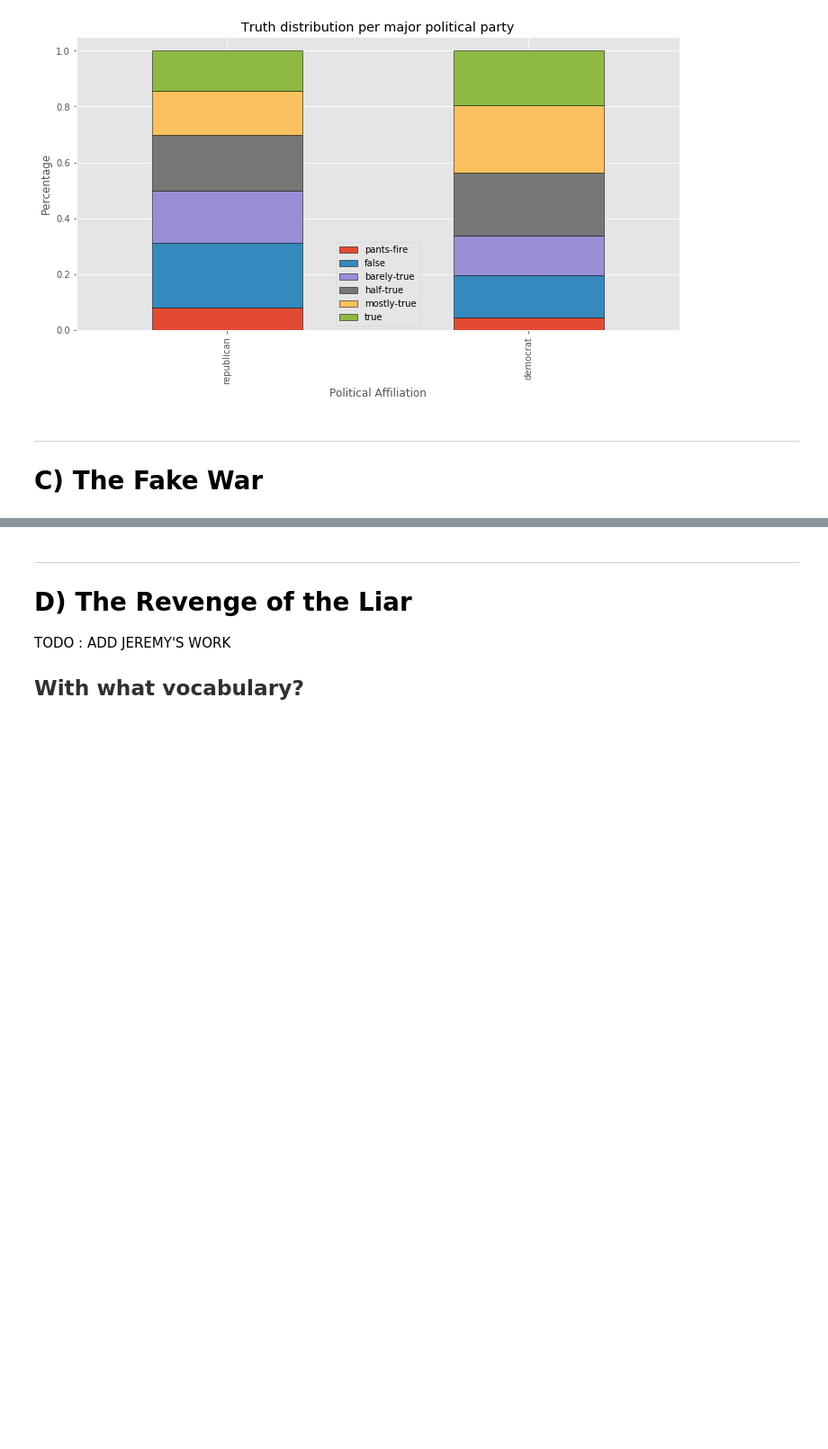
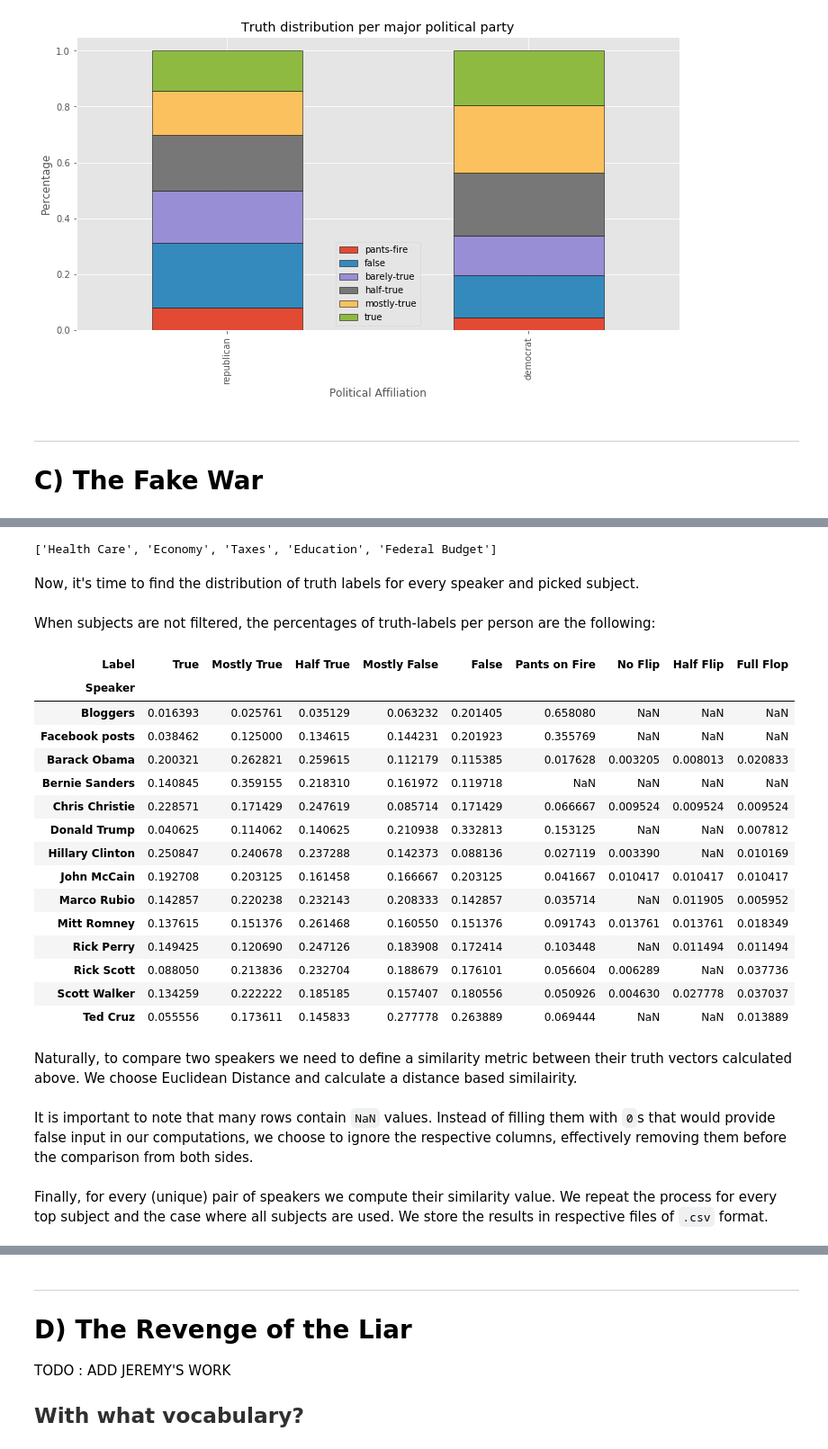
Before and after one commit to nicolasFontbonne/ADA-FakeNews, a Jupyter notebook: main_analysis.ipynb, the cells around one changed output, grey strips where cells are left out. Shown at 90% size. Drawn from its saved outputs; the diff is of its cells as text; code cells hidden in the pictures; blank space fills up the shorter version.

```diff
--- a/main_analysis.ipynb
+++ b/main_analysis.ipynb
@@ -167,7 +169,7 @@ liar_df[["ID","Subject"]].head(1)
 # %% [markdown]
 In order to compute statistics for individual subjects, we design a generic way to split these lists among multiple rows.
 # %%
-def split_col_lists(df,column):
+def split_col_lists(df,column,delim=","):
     '''
     Split a column containing list of elements, into multiple rows
     Input:
@@ -177,10 +179,9 @@ def split_col_lists(df,column):
         Lists of elements for the specified column are split into multiple ones,
         keeping the rest of the row identical.
     '''
-    split_df = df[column].str.split(",").apply(pd.Series,1).stack()
+    split_df = df[column].str.split(delim).apply(pd.Series,1).stack()
     split_df.index = split_df.index.droplevel(-1)
-    del df[column]
-    return df.join(split_df.to_frame()).rename(columns = {0:column})
+    return df.drop([column],axis=1).join(split_df.to_frame()).rename(columns = {0:column})
 # %%
 split_liar_df = split_col_lists(liar_df,'Subject')
 split_liar_df[["ID","Subject"]].head()
@@ -711,0 +739,59 @@ TODO : ADD KONSTANTINOS'S WORK
+# %%
+split_df = split_col_lists(politifact_df,'Subject',";")
+top_subjects = split_df['Subject'].value_counts().index.values[:5]
+# %%
+top_subjects.tolist()
+# %% [output]
+['Health Care', 'Economy', 'Taxes', 'Education', 'Federal Budget']
+# %% [markdown]
+Now, it's time to find the distribution of truth labels for every speaker and picked subject.
+# %%
+lies_per_subject = {}
+for subject in list(top_subjects) + ['all']:
+    # Find top-15 speakers on the subject
+    top_speakers = get_top_speakers(subject,15)
+    # Only statements from these top speakers
+    restricted_df = politifact_df[politifact_df['Speaker'].isin(top_speakers)]
+    if subject != 'all':
+        # Only statements on the particular subject
+        restricted_df = restricted_df[restricted_df['Subject'].str.contains(subject)]
+    lie_distrib   = restricted_df.groupby(['Speaker','Label']).size().unstack()
+    # Normalize the statistics of each speaker
+    norm_lie_distrib = lie_distrib.div(lie_distrib.sum(axis=1),axis=0)
+    lies_per_subject[subject] = norm_lie_distrib
+# %% [markdown]
+When subjects are not filtered, the percentages of truth-labels per person are the following:
+# %%
+cols = ['True',
+        'Mostly True',
+        'Half True',
+        'Mostly False',
+        'False',
+        'Pants on Fire',
+        'No Flip',
+        'Half Flip',
+        'Full Flop'
+ ]
+# %%
+lies_per_subject['all'][cols]
+# %% [output]
+| Label | True | Mostly True | Half True | Mostly False | False | Pants on Fire | No Flip | Half Flip | Full Flop |
+| Speaker |  |  |  |  |  |  |  |  |  |
+| Bloggers | 0.016393 | 0.025761 | 0.035129 | 0.063232 | 0.201405 | 0.658080 | NaN | NaN | NaN |
+| Facebook posts | 0.038462 | 0.125000 | 0.134615 | 0.144231 | 0.201923 | 0.355769 | NaN | NaN | NaN |
+| Barack Obama | 0.200321 | 0.262821 | 0.259615 | 0.112179 | 0.115385 | 0.017628 | 0.003205 | 0.008013 | 0.020833 |
+| Bernie Sanders | 0.140845 | 0.359155 | 0.218310 | 0.161972 | 0.119718 | NaN | NaN | NaN | NaN |
+| Chris Christie | 0.228571 | 0.171429 | 0.247619 | 0.085714 | 0.171429 | 0.066667 | 0.009524 | 0.009524 | 0.009524 |
+| Donald Trump | 0.040625 | 0.114062 | 0.140625 | 0.210938 | 0.332813 | 0.153125 | NaN | NaN | 0.007812 |
+| Hillary Clinton | 0.250847 | 0.240678 | 0.237288 | 0.142373 | 0.088136 | 0.027119 | 0.003390 | NaN | 0.010169 |
+| John McCain | 0.192708 | 0.203125 | 0.161458 | 0.166667 | 0.203125 | 0.041667 | 0.010417 | 0.010417 | 0.010417 |
+| Marco Rubio | 0.142857 | 0.220238 | 0.232143 | 0.208333 | 0.142857 | 0.035714 | NaN | 0.011905 | 0.005952 |
+| Mitt Romney | 0.137615 | 0.151376 | 0.261468 | 0.160550 | 0.151376 | 0.091743 | 0.013761 | 0.013761 | 0.018349 |
+| Rick Perry | 0.149425 | 0.120690 | 0.247126 | 0.183908 | 0.172414 | 0.103448 | NaN | 0.011494 | 0.011494 |
+| Rick Scott | 0.088050 | 0.213836 | 0.232704 | 0.188679 | 0.176101 | 0.056604 | 0.006289 | NaN | 0.037736 |
+| Scott Walker | 0.134259 | 0.222222 | 0.185185 | 0.157407 | 0.180556 | 0.050926 | 0.004630 | 0.027778 | 0.037037 |
+| Ted Cruz | 0.055556 | 0.173611 | 0.145833 | 0.277778 | 0.263889 | 0.069444 | NaN | NaN | 0.013889 |
+# %% [markdown]
+Naturally, to compare two speakers we need to define a similarity metric between their truth vectors calculated above. We choose Euclidean Distance and calculate a distance based similairity.
+# %% [markdown]
+It is important to note that many rows contain `NaN` values. Instead of filling them with `0`s that would provide false input in our computations, we choose to ignore the respective columns, effectively removing them before the comparison from both sides.
@@ -711,0 +819,2 @@ TODO : ADD KONSTANTINOS'S WORK
+# %% [markdown]
+Finally, for every (unique) pair of speakers we compute their similarity value. We repeat the process for every top subject and the case where all subjects are used. We store the results in respective files of `.csv` format.
```
Also changed, not shown: parts of 10 cells of this notebook, 6 other files.
